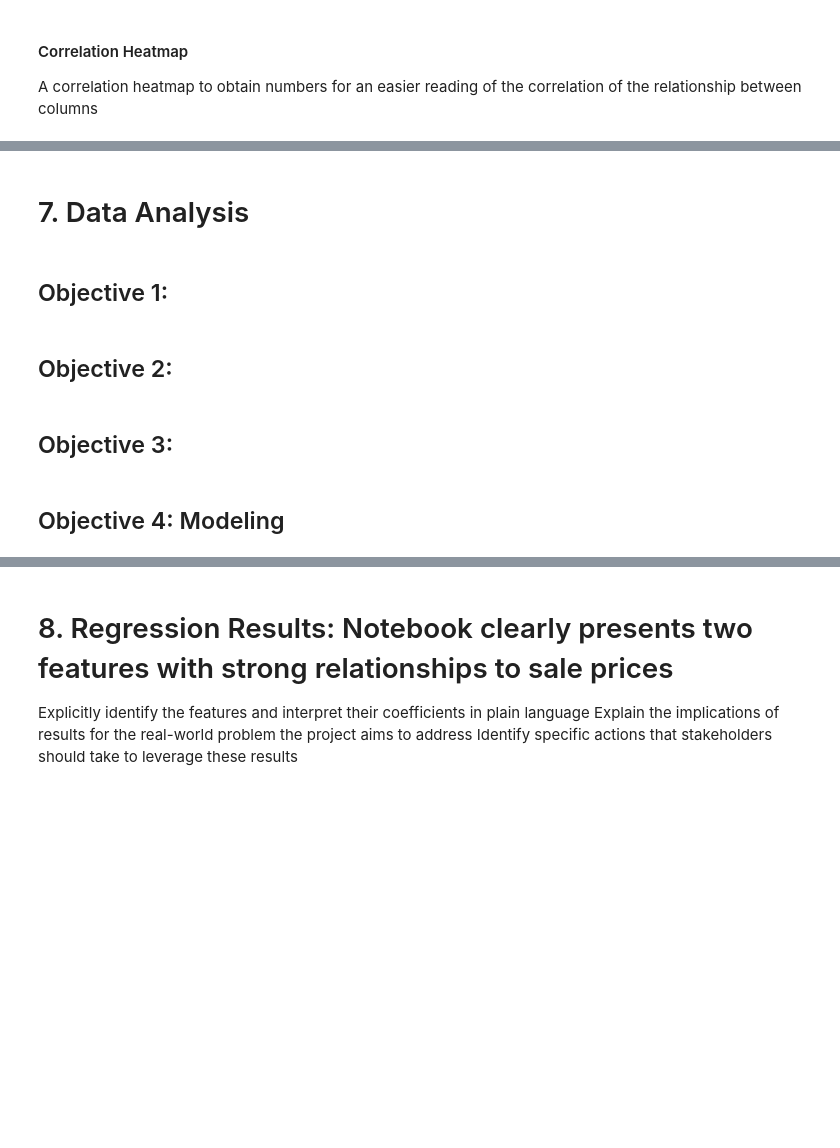
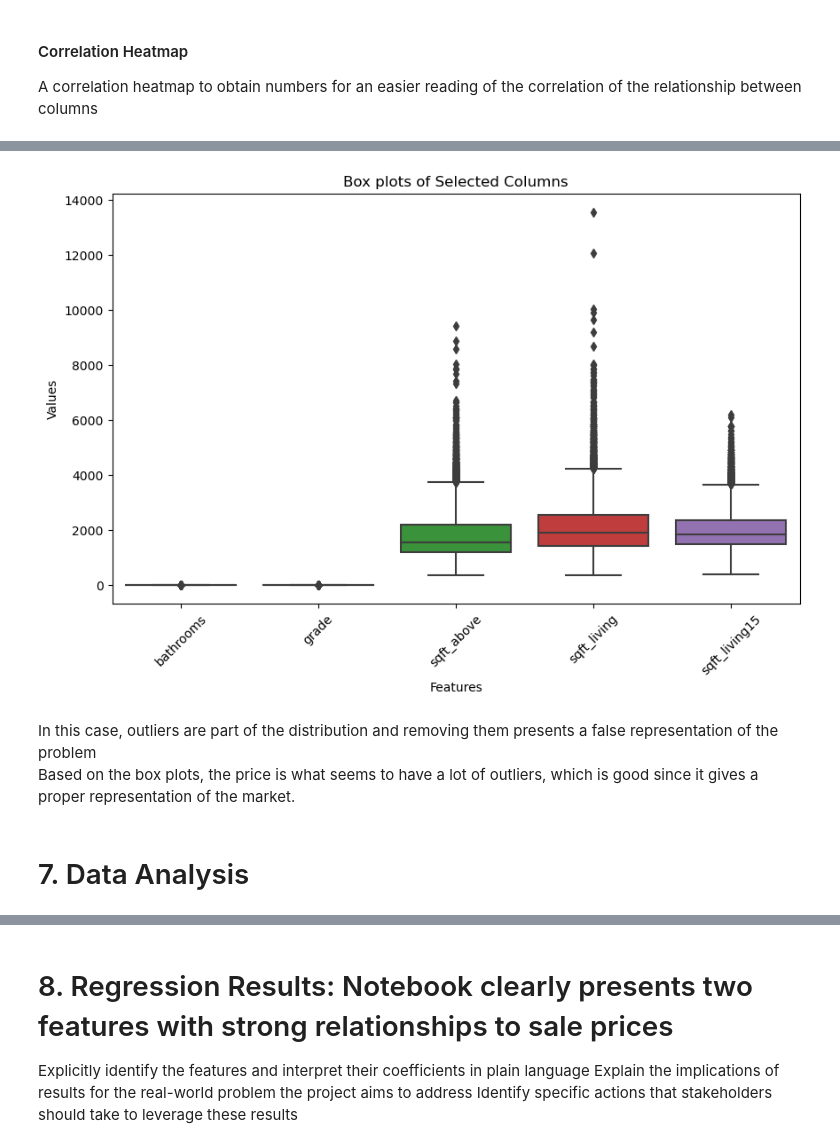
Before and after one commit to MMJGGR/Phase_2_project, a Jupyter notebook: index.ipynb, the cells around one changed output, grey strips where cells are left out. Saved outputs shown, nothing was run; the diff lists cells and outputs as text; code cells hidden in the pictures; blank space fills up the shorter version.

```diff
--- a/index.ipynb
+++ b/index.ipynb
@@ -196,10 +271,16 @@ A correlation heatmap to obtain numbers for an easier reading of the correlation
+# %%
+# Plotting box plots for each column
+plt.figure(figsize=(10, 6))
+sns.boxplot(data = data2[['bathrooms', 'grade', 'sqft_above', 'sqft_living', 'sqft_living15']])
+plt.title('Box plots of Selected Columns')
+plt.xlabel('Features')
+plt.ylabel('Values')
+plt.xticks(rotation=45)
+plt.show();
+# %% [output]
+[figure, added]
+# %% [markdown]
+In this case, outliers are part of the distribution and removing them presents a false representation of the problem<br>
+Based on the box plots, the price is what seems to have a lot of outliers, which is good since it gives a proper representation of the market.
 # %% [markdown]
 # 7. Data Analysis
-# %% [markdown]
-## Objective 1:
-# %% [markdown]
-## Objective 2:
-# %% [markdown]
-## Objective 3:
-# %% [markdown]
-## Objective 4: Modeling
```
Also changed, not shown: parts of 24 cells of this notebook.
